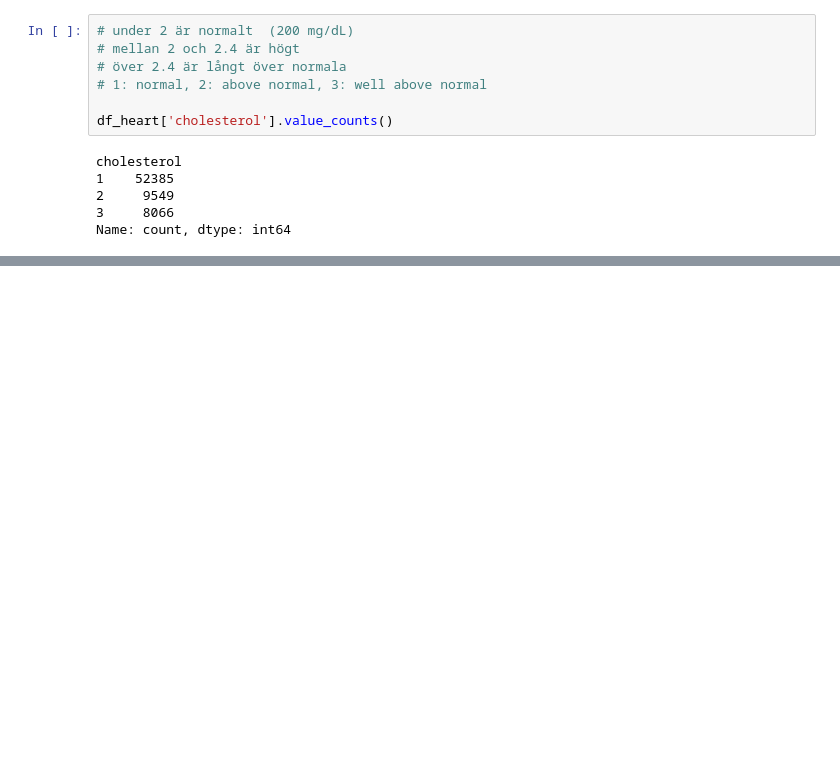
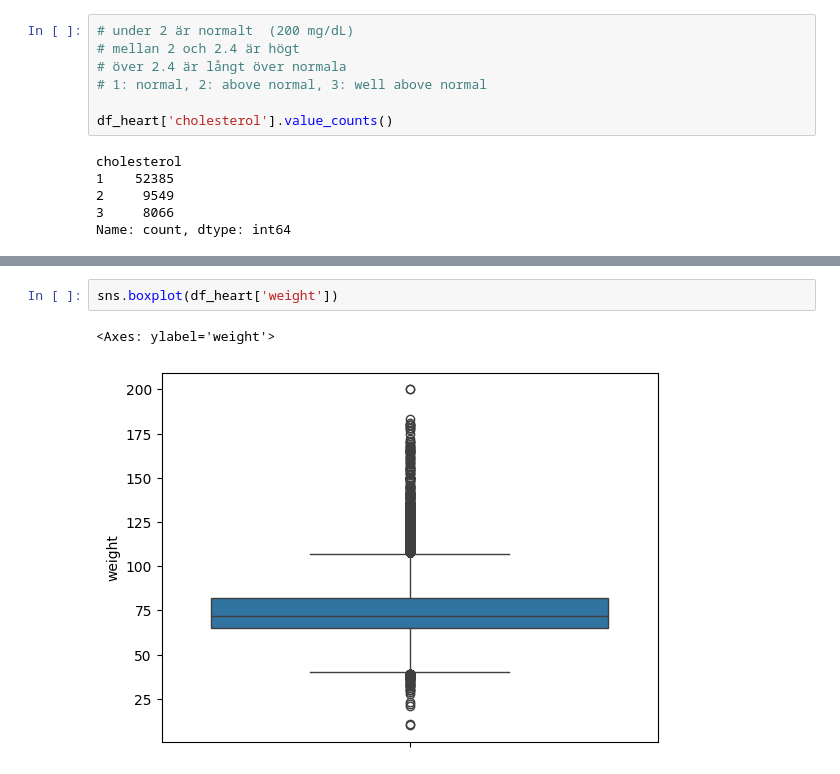
Before and after one commit to danlundh67/AI-recomend_predict, a Jupyter notebook: heart.ipynb, the cells around one changed output, grey strips where cells are left out. Saved outputs shown, nothing was run; the diff lists cells and outputs as text; blank space fills up the shorter version.

```diff
--- a/heart.ipynb
+++ b/heart.ipynb
@@ -94,0 +163,5 @@ Name: count, dtype: int64
+# %%
+sns.boxplot(df_heart['weight'])
+# %% [output]
+<Axes: ylabel='weight'>
+[figure, added]
```
Also changed, not shown: parts of 10 cells of this notebook.
